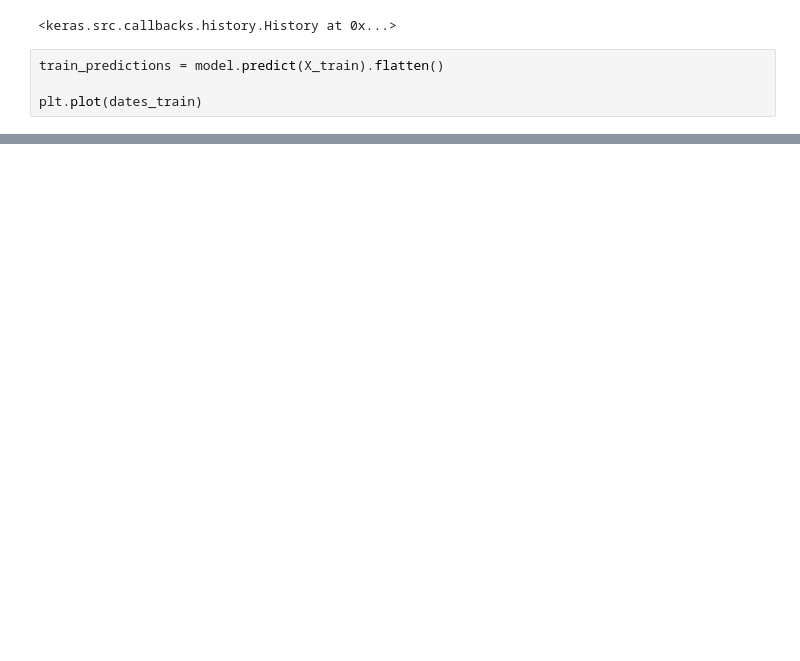
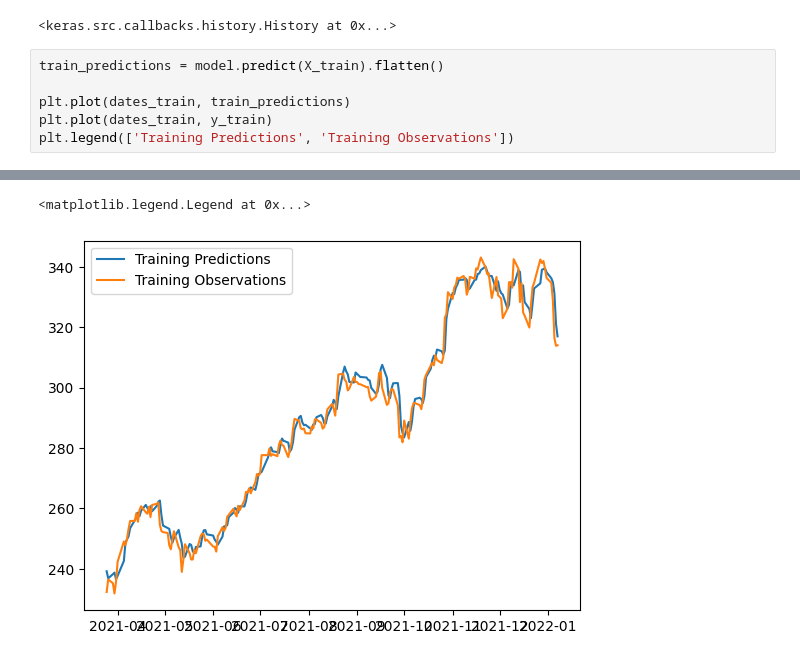
Before and after one commit to NathanDietrich/Artificial-Intelligence-and-Machine-Learning-portfolio, a Jupyter notebook: Microsoft_Stock_Forecasting_using_LSTMs.ipynb, the cells around one changed output, grey strips where cells are left out. Drawn from its saved outputs; the diff is of its cells as text; blank space fills up the shorter version.

```diff
--- a/Microsoft_Stock_Forecasting_using_LSTMs.ipynb
+++ b/Microsoft_Stock_Forecasting_using_LSTMs.ipynb
@@ -276,4 +276,7 @@ Epoch 300/300
 # %%
 train_predictions = model.predict(X_train).flatten()
 
-plt.plot(dates_train)
+plt.plot(dates_train, train_predictions)
+plt.plot(dates_train, y_train)
+plt.legend(['Training Predictions', 'Training Observations'])
+# %% [output]
@@ -279,0 +284,2 @@ plt.plot(dates_train)
+<matplotlib.legend.Legend at 0x...>
+[figure, added]
```
Also changed, not shown: parts of 6 cells of this notebook.
